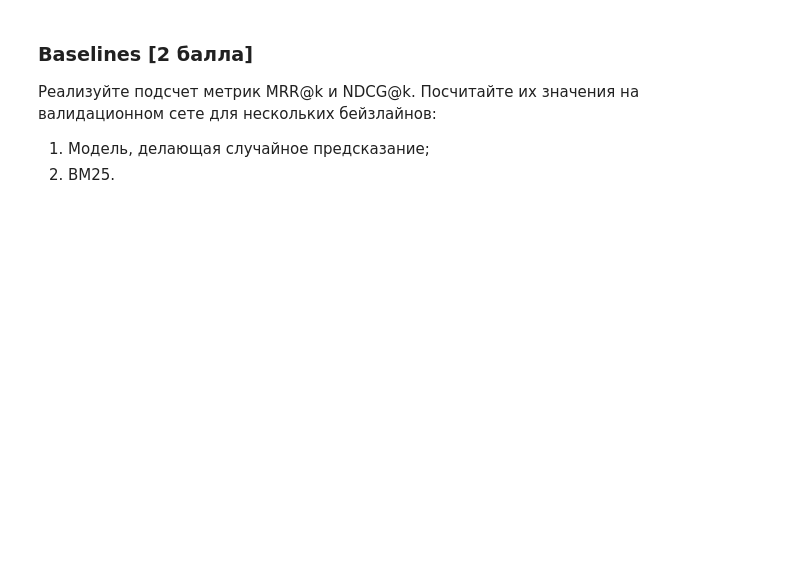
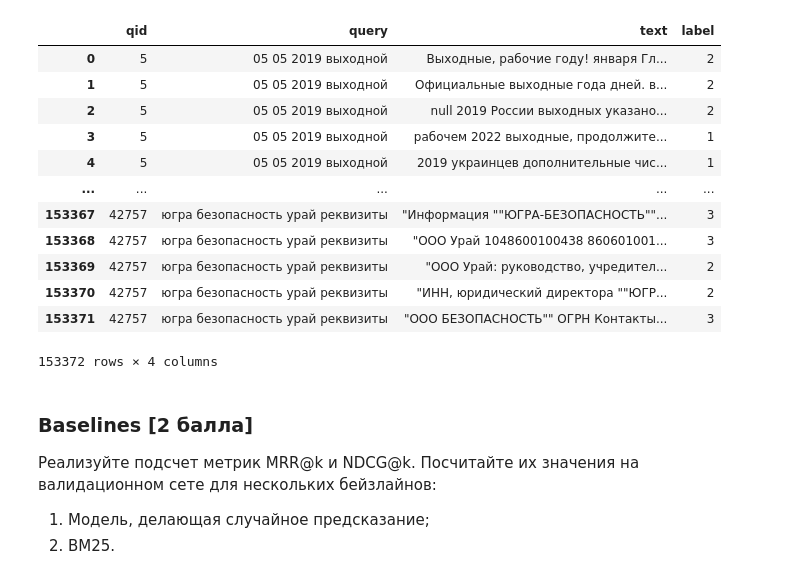
Before and after one commit to agcr/vk-msu-ir-course-spring-2024, a Jupyter notebook: homeworks/nn-reranking/homework_rerank.ipynb, the cells around one changed output. Cells and saved outputs as stored; diff of their text form; code cells hidden in the pictures; blank space fills up the shorter version.

```diff
--- a/homeworks/nn-reranking/homework_rerank.ipynb
+++ b/homeworks/nn-reranking/homework_rerank.ipynb
@@ -40,3 +149,19 @@
+# %%
+test
+# %% [output]
+|  | qid | query | text | label |
+| 0 | 5 | 05 05 2019 выходной | Выходные, рабочие году! января Гл... | 2 |
+| 1 | 5 | 05 05 2019 выходной | Официальные выходные года дней. в... | 2 |
+| 2 | 5 | 05 05 2019 выходной | null 2019 России выходных указано... | 2 |
+| 3 | 5 | 05 05 2019 выходной | рабочем 2022 выходные, продолжите... | 1 |
+| 4 | 5 | 05 05 2019 выходной | 2019 украинцев дополнительные чис... | 1 |
+| ... | ... | ... | ... | ... |
+| 153367 | 42757 | югра безопасность урай реквизиты | "Информация ""ЮГРА-БЕЗОПАСНОСТЬ""... | 3 |
+| 153368 | 42757 | югра безопасность урай реквизиты | "ООО Урай 1048600100438 860601001... | 3 |
+| 153369 | 42757 | югра безопасность урай реквизиты | "ООО Урай: руководство, учредител... | 2 |
+| 153370 | 42757 | югра безопасность урай реквизиты | "ИНН, юридический директора ""ЮГР... | 2 |
+| 153371 | 42757 | югра безопасность урай реквизиты | "ООО БЕЗОПАСНОСТЬ"" ОГРН Контакты... | 3 |
+153372 rows × 4 columns
 # %% [markdown]
 ### Baselines \[2 балла\]
 
```
Also changed, not shown: parts of 45 cells of this notebook.
